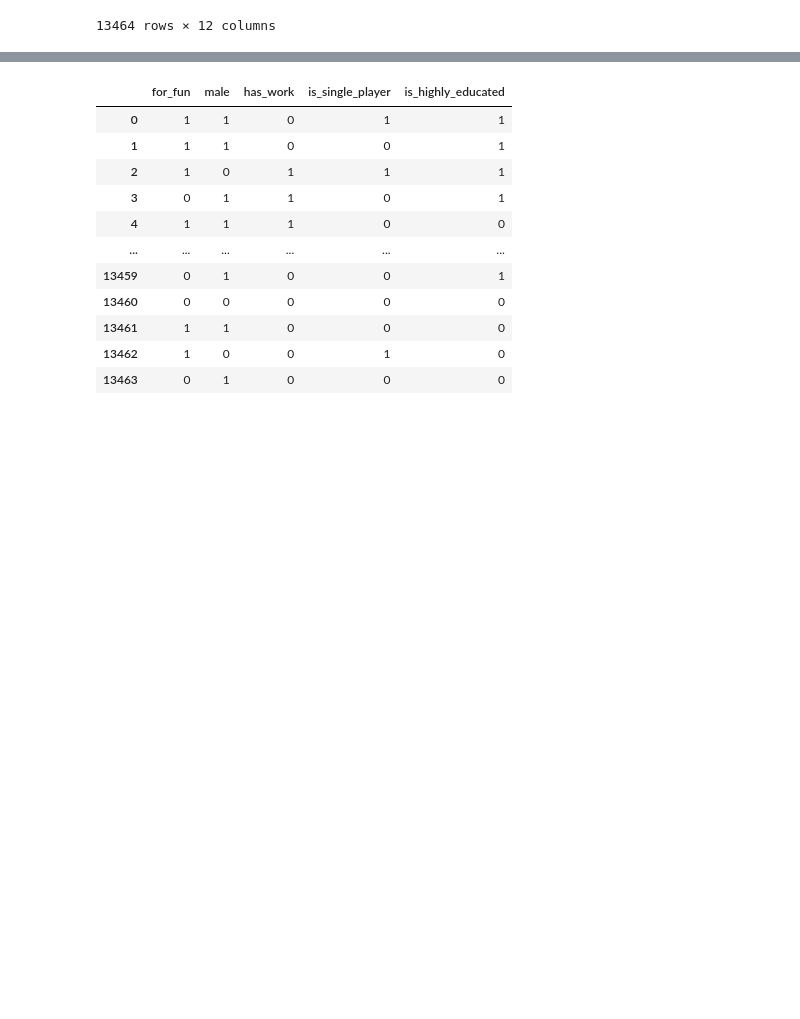
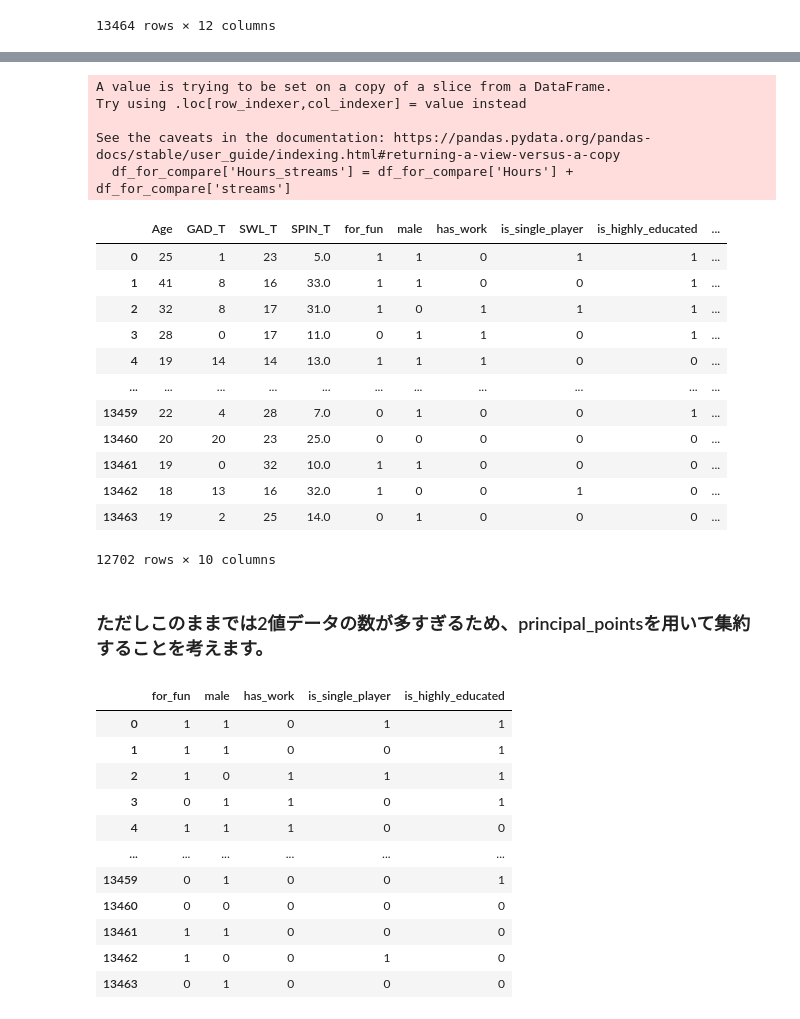
Before and after one commit to miyakooti/gameplay_analysis, a Jupyter notebook: main.ipynb, the cells around one changed output, grey strips where cells are left out. Drawn from its saved outputs; the diff is of its cells as text; code cells hidden in the pictures; blank space fills up the shorter version.

```diff
--- a/main.ipynb
+++ b/main.ipynb
@@ -90,3 +112,3 @@ df
 # %%
-df['earnings_g'] = df['earnings'].apply(lambda x: 1 if 'earn' in str(x) else 0)
-df
+# df['earnings_g'] = df['earnings'].apply(lambda x: 1 if 'earn' in str(x) else 0)
+# df
@@ -129 +137,33 @@ df
+# %%
+# のちのちの比較用を便宜上ここで作成します！無視してください
+df_for_compare = df
+
+selected_columns = ['Hours', 'streams', 'Age', 'GAD_T', 'SWL_T', 'SPIN_T', 'for_fun', 'male', 'has_work', 'is_single_player', 'is_highly_educated']
+df_for_compare = df_for_compare[selected_columns]
+
+df_for_compare['Hours_streams'] = df_for_compare['Hours'] + df_for_compare['streams']
+df_for_compare = df_for_compare.drop(['Hours', 'streams'], axis=1)
+df_for_compare = df_for_compare.dropna()
+df_for_compare
+# %% [output]
+A value is trying to be set on a copy of a slice from a DataFrame.
+Try using .loc[row_indexer,col_indexer] = value instead
+
+See the caveats in the documentation: https://pandas.pydata.org/pandas-docs/stable/user_guide/indexing.html#returning-a-view-versus-a-copy
+  df_for_compare['Hours_streams'] = df_for_compare['Hours'] + df_for_compare['streams']
+|  | Age | GAD_T | SWL_T | SPIN_T | for_fun | male | has_work | is_single_player | is_highly_educated | ... |
+| 0 | 25 | 1 | 23 | 5.0 | 1 | 1 | 0 | 1 | 1 | ... |
+| 1 | 41 | 8 | 16 | 33.0 | 1 | 1 | 0 | 0 | 1 | ... |
+| 2 | 32 | 8 | 17 | 31.0 | 1 | 0 | 1 | 1 | 1 | ... |
+| 3 | 28 | 0 | 17 | 11.0 | 0 | 1 | 1 | 0 | 1 | ... |
+| 4 | 19 | 14 | 14 | 13.0 | 1 | 1 | 1 | 0 | 0 | ... |
+| ... | ... | ... | ... | ... | ... | ... | ... | ... | ... | ... |
+| 13459 | 22 | 4 | 28 | 7.0 | 0 | 1 | 0 | 0 | 1 | ... |
+| 13460 | 20 | 20 | 23 | 25.0 | 0 | 0 | 0 | 0 | 0 | ... |
+| 13461 | 19 | 0 | 32 | 10.0 | 1 | 1 | 0 | 0 | 0 | ... |
+| 13462 | 18 | 13 | 16 | 32.0 | 1 | 0 | 0 | 1 | 0 | ... |
+| 13463 | 19 | 2 | 25 | 14.0 | 0 | 1 | 0 | 0 | 0 | ... |
+12702 rows × 10 columns
+# %% [markdown]
+### ただしこのままでは2値データの数が多すぎるため、principal_pointsを用いて集約することを考えます。
 # %%
```
Also changed, not shown: parts of 37 cells of this notebook, 2 other files.
